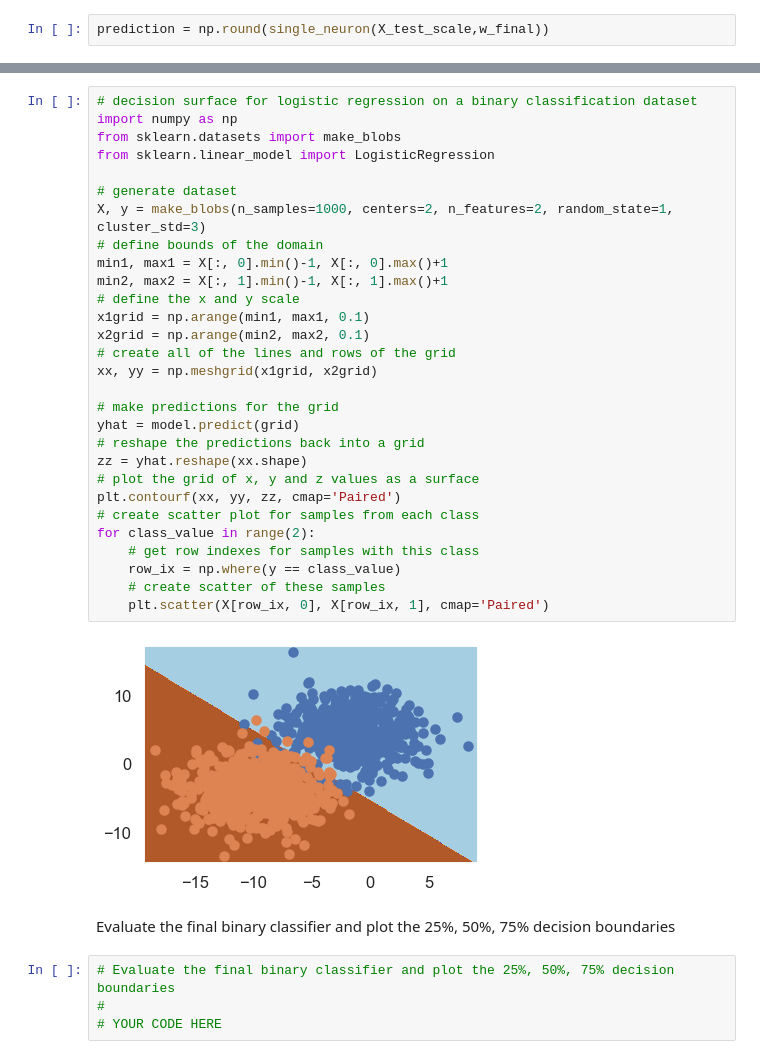
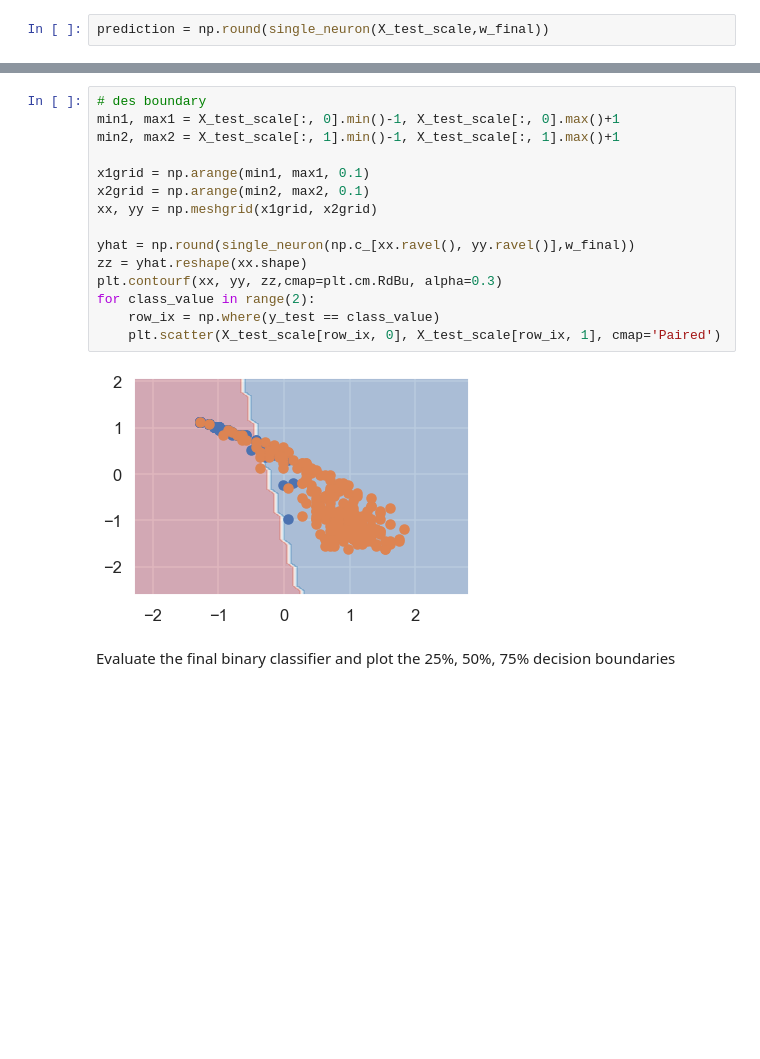
Before and after one commit to pwd-alejandro/learningFromData, a Jupyter notebook: doc/pub/ProblemSets/Set3/TIF285_ps3_basic_problems.ipynb, the cells around one changed output, grey strips where cells are left out. Saved outputs shown, nothing was run; the diff lists cells and outputs as text; blank space fills up the shorter version.

```diff
--- a/doc/pub/ProblemSets/Set3/TIF285_ps3_basic_problems.ipynb
+++ b/doc/pub/ProblemSets/Set3/TIF285_ps3_basic_problems.ipynb
@@ -862,37 +870,19 @@ sns.scatterplot(x= X_test_scale[:,0],
 # %%
-# decision surface for logistic regression on a binary classification dataset
-import numpy as np
-from sklearn.datasets import make_blobs
-from sklearn.linear_model import LogisticRegression
+# des boundary
+min1, max1 = X_test_scale[:, 0].min()-1, X_test_scale[:, 0].max()+1
+min2, max2 = X_test_scale[:, 1].min()-1, X_test_scale[:, 1].max()+1
 
-# generate dataset
-X, y = make_blobs(n_samples=1000, centers=2, n_features=2, random_state=1, cluster_std=3)
-# define bounds of the domain
-min1, max1 = X[:, 0].min()-1, X[:, 0].max()+1
-min2, max2 = X[:, 1].min()-1, X[:, 1].max()+1
-# define the x and y scale
 x1grid = np.arange(min1, max1, 0.1)
 x2grid = np.arange(min2, max2, 0.1)
-# create all of the lines and rows of the grid
 xx, yy = np.meshgrid(x1grid, x2grid)
 
-# make predictions for the grid
-yhat = model.predict(grid)
-# reshape the predictions back into a grid
+yhat = np.round(single_neuron(np.c_[xx.ravel(), yy.ravel()],w_final))
 zz = yhat.reshape(xx.shape)
-# plot the grid of x, y and z values as a surface
-plt.contourf(xx, yy, zz, cmap='Paired')
-# create scatter plot for samples from each class
+plt.contourf(xx, yy, zz,cmap=plt.cm.RdBu, alpha=0.3)
 for class_value in range(2):
-    # get row indexes for samples with this class
-    row_ix = np.where(y == class_value)
-    # create scatter of these samples
-    plt.scatter(X[row_ix, 0], X[row_ix, 1], cmap='Paired')
+    row_ix = np.where(y_test == class_value)
+    plt.scatter(X_test_scale[row_ix, 0], X_test_scale[row_ix, 1], cmap='Paired')
 # %% [output]
-[figure, old version]
+[figure, new version]
 # %% [markdown]
 Evaluate the final binary classifier and plot the 25%, 50%, 75% decision boundaries
-# %%
-# Evaluate the final binary classifier and plot the 25%, 50%, 75% decision boundaries
-#
-# YOUR CODE HERE
```
Also changed, not shown: parts of 20 cells of this notebook, 1 other file.
